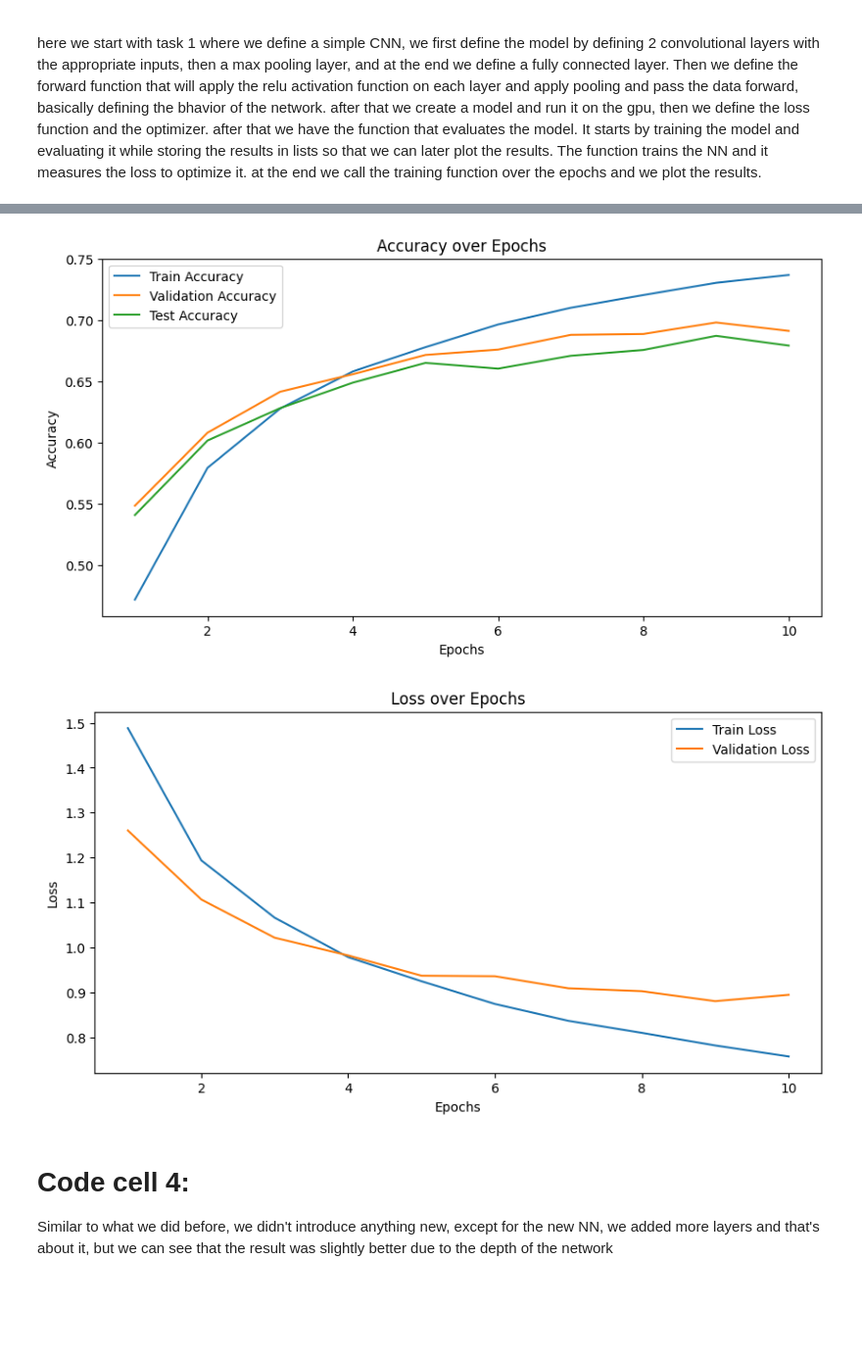
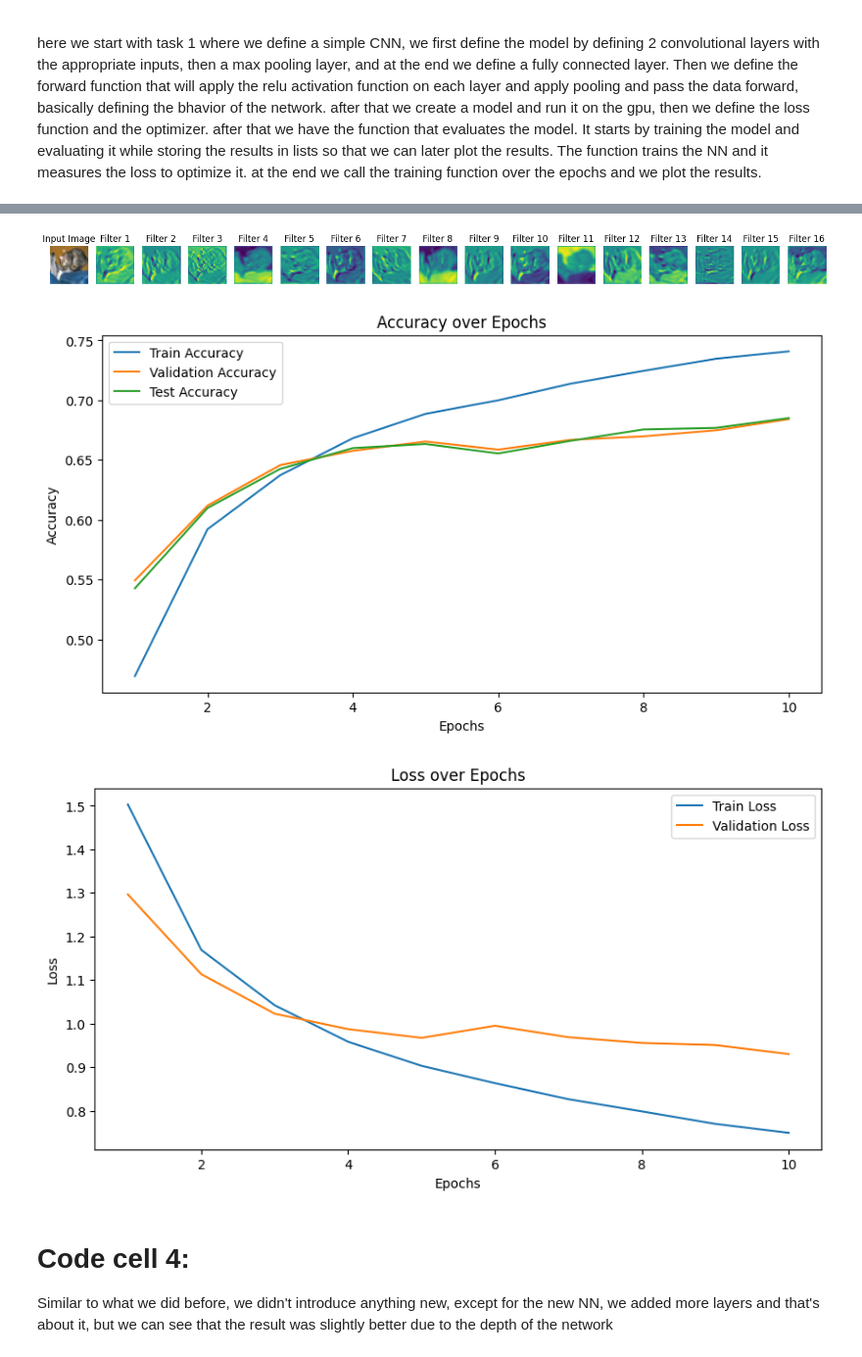
Before and after one commit to RaneemIbra/DeepLearning_NLP, a Jupyter notebook: DL/HW2_PT1_212920896_212245096.ipynb, the cells around one changed output, grey strips where cells are left out. Shown at 98% size. Drawn from its saved outputs; the diff is of its cells as text; code cells hidden in the pictures; blank space fills up the shorter version.

Commit message:
added the convolution layers visualization

```diff
--- a/DL/HW2_PT1_212920896_212245096.ipynb
+++ b/DL/HW2_PT1_212920896_212245096.ipynb
@@ -190,6 +190,33 @@ train_losses, val_losses, train_accuracies, val_accuracies, test_accuracies = tr
     model, train_loader, val_loader, test_loader, criterion, optimizer, num_epochs=num_epochs
 )
 
+def visualize_feature_maps(model, test_loader):
+    model.eval()
+    random_image, _ = next(iter(test_loader))
+    random_image = random_image[0:1].to(device)
+
+    with torch.no_grad():
+        conv1_output = model.conv1(random_image)
+
+    plt.figure(figsize=(15, 10))
+    plt.subplot(1, conv1_output.size(1) + 1, 1)
+    input_image = random_image.cpu().squeeze().permute(1, 2, 0) / 2 + 0.5
+    plt.imshow(input_image)
+    plt.title("Input Image")
+    plt.axis('off')
+
+    for i in range(conv1_output.size(1)):
+        plt.subplot(1, conv1_output.size(1) + 1, i + 2)
+        plt.imshow(conv1_output[0, i].cpu().detach().numpy(), cmap='viridis')
+        plt.title(f"Filter {i+1}")
+        plt.axis('off')
+
+    plt.tight_layout()
+    plt.show()
+
+visualize_feature_maps(model, test_loader)
+
+
 plt.figure(figsize=(10, 5))
 plt.plot(range(1, num_epochs + 1), train_accuracies, label='Train Accuracy')
 plt.plot(range(1, num_epochs + 1), val_accuracies, label='Validation Accuracy')
@@ -222,5 +249,6 @@ Epoch [10/10], Train Loss: 0.7575, Train Acc: 0.7369, Val Loss: 0.8948, Val Acc:
-[figure, old version]
+[figure, new version]
-[figure, old version]
+[figure, new version]
+[figure, added]
 # %% [markdown]
 # Code cell 4:
 Similar to what we did before, we didn't introduce anything new, except for the new NN, we added more layers and that's about it, but we can see that the result was slightly better due to the depth of the network
```
Also changed, not shown: parts of 5 cells of this notebook.
